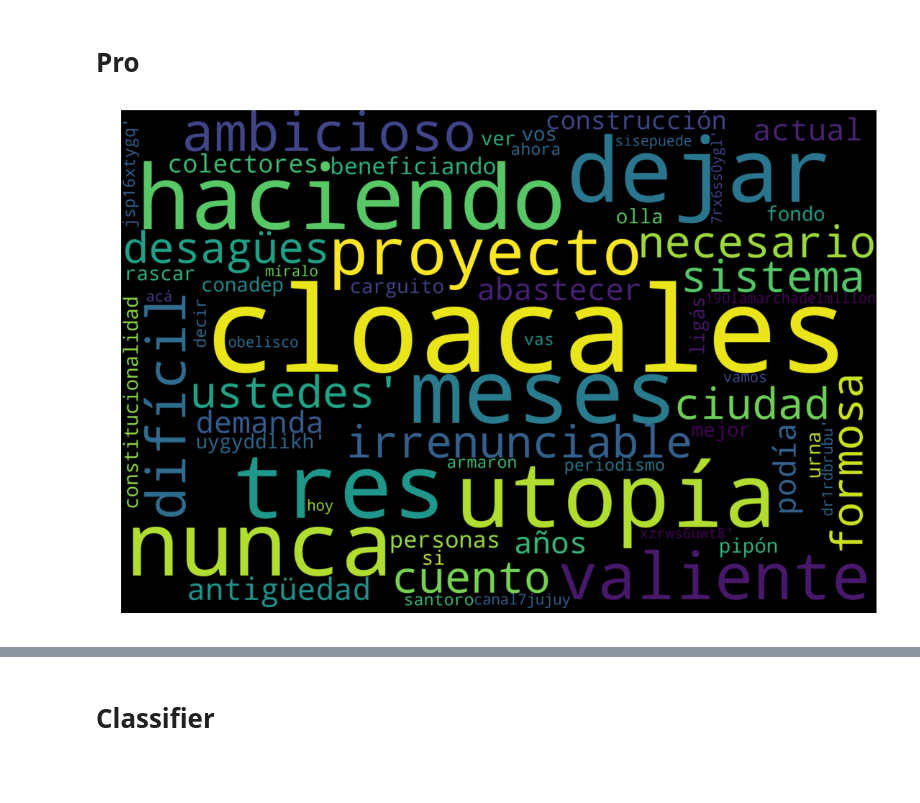
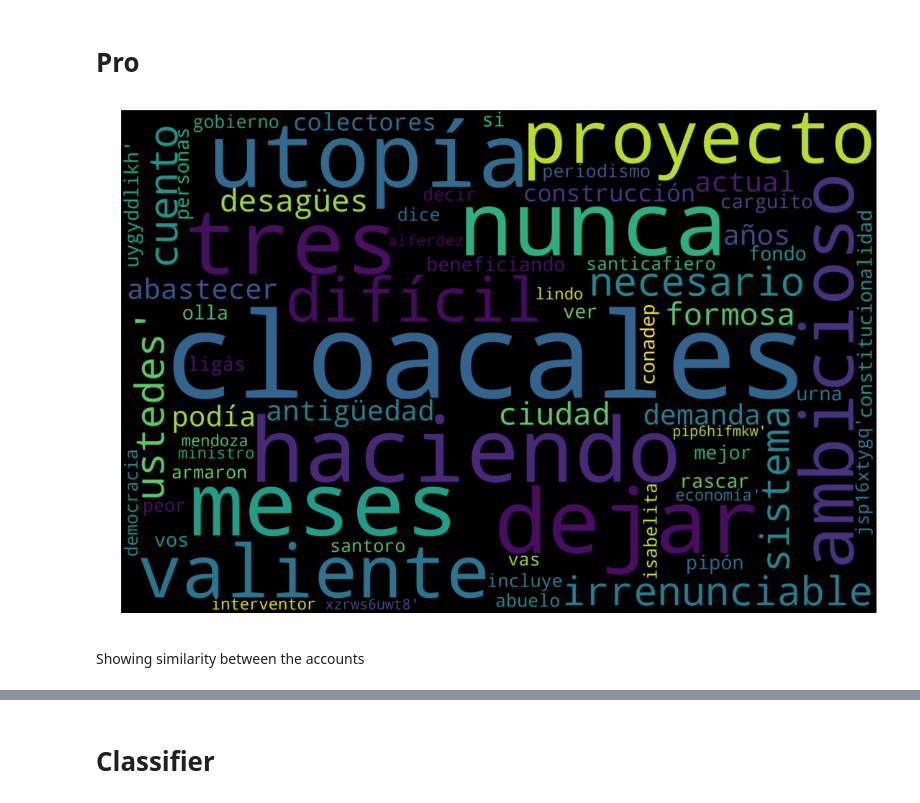
Before and after one commit to Jrodriguezyanes/DS-Portfolio, a Jupyter notebook: Twitter/TwitterNLP.ipynb, the cells around one changed output, grey strips where cells are left out. Drawn from its saved outputs; the diff is of its cells as text; code cells hidden in the pictures; blank space fills up the shorter version.

```diff
--- a/Twitter/TwitterNLP.ipynb
+++ b/Twitter/TwitterNLP.ipynb
@@ -105,17 +133,19 @@ plt.show()
 # Pro
 # %%
 plt.figure(figsize=(15,10))
-PERO = df.loc[df['corriente']=='pro','tw'].apply(lambda x: ' '.join(x)).values
+PRO = df.loc[df['corriente']=='pro','tw'].apply(lambda x: ' '.join(x)).values
 wordcloud = WordCloud(
     width = 3000,
     height = 2000,
-    background_color = 'black').generate(str(PERO))
+    background_color = 'black').generate(str(PRO))
 plt.imshow(wordcloud, interpolation = 'bilinear')
 plt.axis('off')
 plt.tight_layout(pad=0)
 plt.show()
 # %% [output]
-[figure, old version]
+[figure, new version]
+# %% [markdown]
+Showing similarity between the accounts
 # %%
 simil(df,'RLavagna',tol=0.30)
 # %% [output]
```
Also changed, not shown: parts of 47 cells of this notebook, 2 other files.
